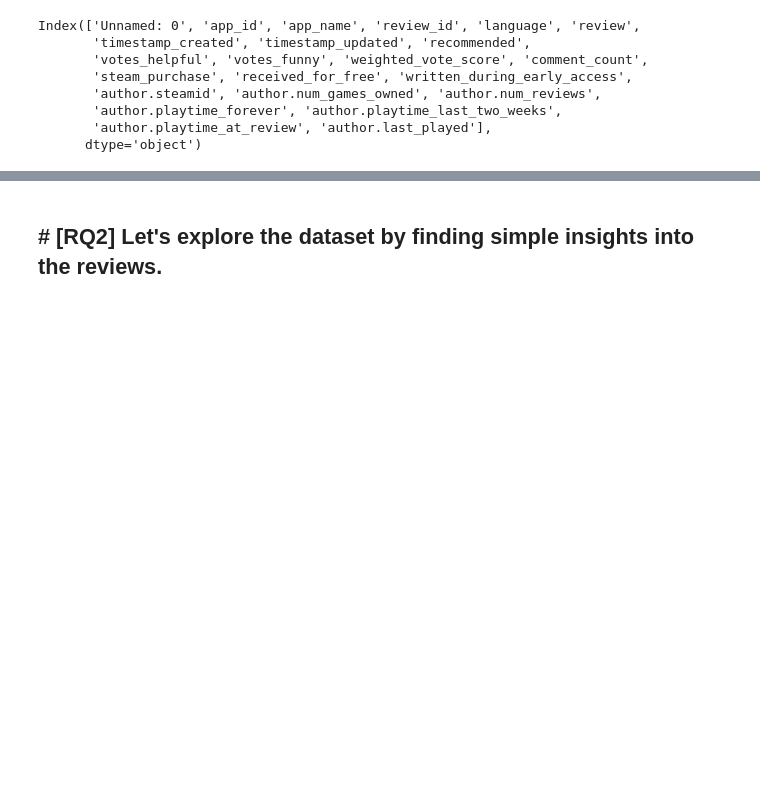
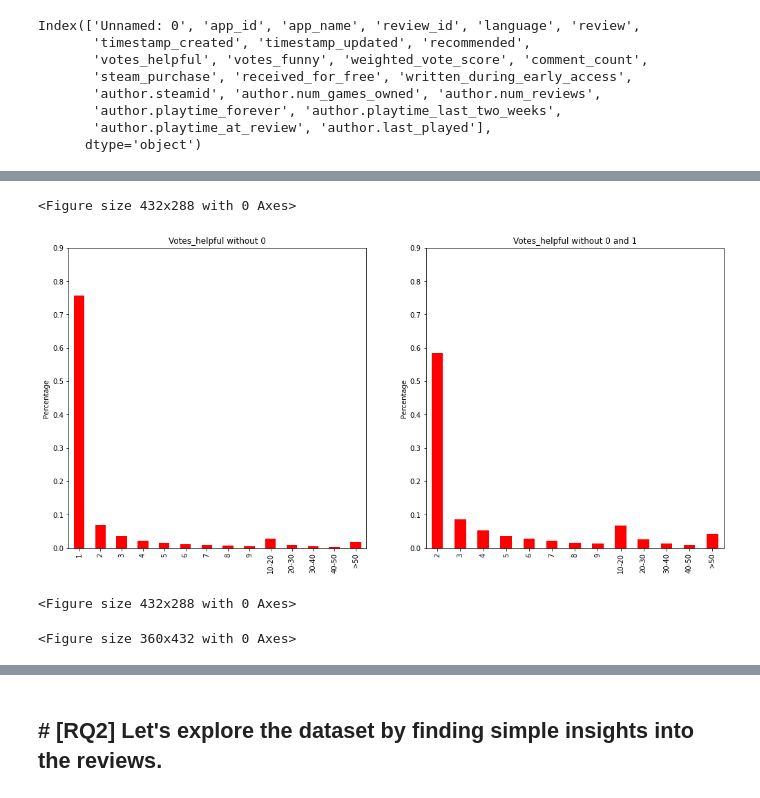
Before and after one commit to S4b3/ADM-HW2-Group44, a Jupyter notebook: main.ipynb, the cells around one changed output, grey strips where cells are left out. Saved outputs shown, nothing was run; the diff lists cells and outputs as text; code cells hidden in the pictures; blank space fills up the shorter version.

```diff
--- a/main.ipynb
+++ b/main.ipynb
@@ -70,0 +152,45 @@ Index(['Unnamed: 0', 'app_id', 'app_name', 'review_id', 'language', 'review',
+# %%
+##TEST!
+##Analyzing the comments without 0 helpful vote and without 0 and 1, the most commons
+helpful2=dataframe[dataframe.votes_helpful>0]["votes_helpful"]
+my_bins=[1,2,3,4,5,6,7,8,9,10,20,30,40,50,max(helpful2)]
+out=pd.cut(helpful2,bins=my_bins,include_lowest=True)
+ax=out.value_counts(sort=False)
+ax=ax/sum(ax)
+#print(ax)
+
+
+plt.figure()
+fig=plt.figure(figsize=(17,8))
+plt.subplot(121)
+ax.plot.bar(color='r',title="Votes_helpful without 0",ylabel='Percentage')
+plt.xticks([0,1,2,3,4,5,6,7,8,9,10,11,12,13],['1','2','3','4','5','6','7','8','9','10-20','20-30','30-40','40-50','>50'])
+plt.yticks(np.arange(0,1,0.1))
+
+
+helpful3=dataframe[dataframe.votes_helpful>1]["votes_helpful"]
+my_bins=[2,3,4,5,6,7,8,9,10,20,30,40,50,max(helpful2)]
+out2=pd.cut(helpful2,bins=my_bins,include_lowest=True)
+bx=out2.value_counts(sort=False)
+bx=bx/sum(bx)
+#print(bx)
+
+plt.subplot(122)
+bx.plot.bar(color='r',title="Votes_helpful without 0 and 1",ylabel='Percentage')
+plt.xticks([0,1,2,3,4,5,6,7,8,9,10,11,12],['2','3','4','5','6','7','8','9','10-20','20-30','30-40','40-50','>50'])
+plt.yticks(np.arange(0,1,0.1))
+
+
+plt.show()
+# %% [output]
+<Figure size 432x288 with 0 Axes>
+[figure, added]
+# %%
+weighted=dataframe["weighted_vote_score"]
+plt.figure()
+fig=plt.figure(figsize=(5,6))
+
+#weighted.plot(kind='box')
+# %% [output]
+<Figure size 432x288 with 0 Axes>
+<Figure size 360x432 with 0 Axes>
```
Also changed, not shown: parts of 10 cells of this notebook.
